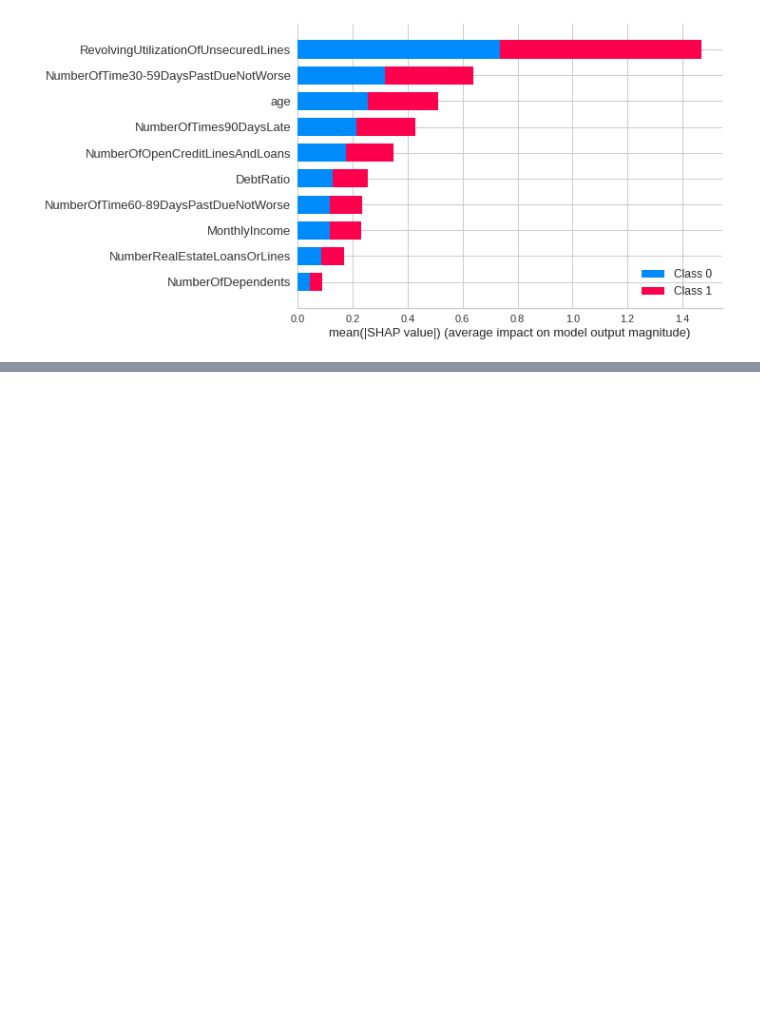
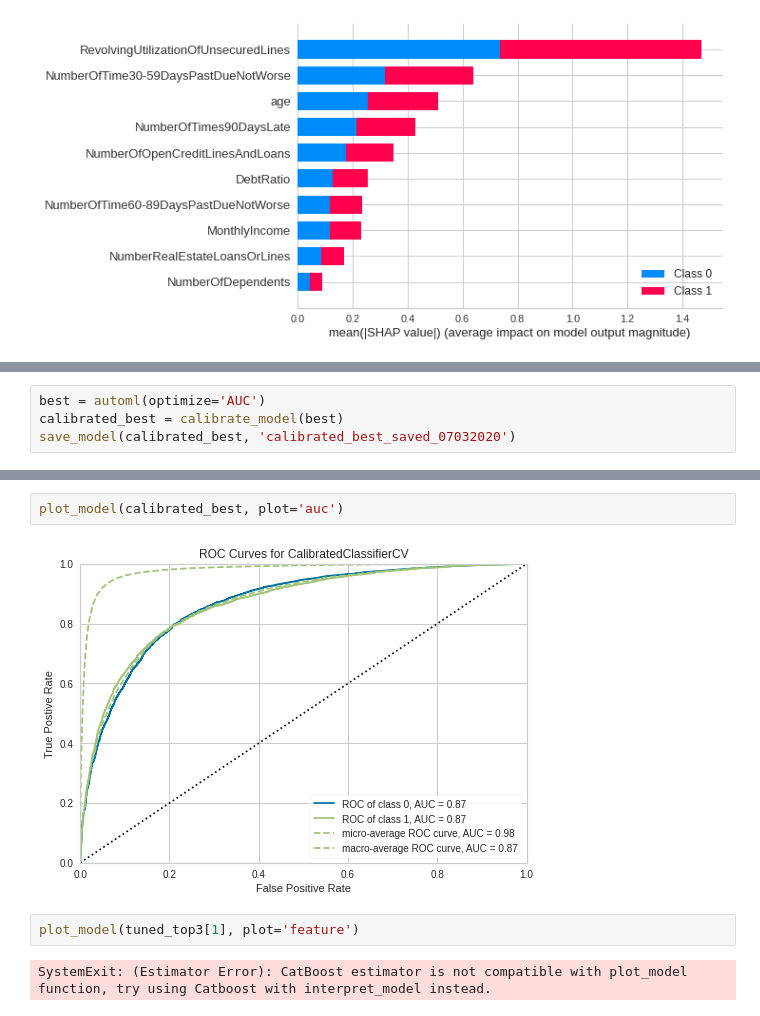
Before and after one commit to iamNCJ/Give-Me-Some-Credit, a Jupyter notebook: model/pycaret_model.ipynb, the cells around one changed output, grey strips where cells are left out. Cells and saved outputs as stored; diff of their text form; blank space fills up the shorter version.

```diff
--- a/model/pycaret_model.ipynb
+++ b/model/pycaret_model.ipynb
@@ -217,0 +210,4 @@ IntProgress(value=0, description='Processing: ', max=210)
+# %%
+best = automl(optimize='AUC')
+calibrated_best = calibrate_model(best)
+save_model(calibrated_best, 'calibrated_best_saved_07032020')
@@ -217,0 +258,8 @@ IntProgress(value=0, description='Processing: ', max=210)
+# %%
+plot_model(calibrated_best, plot='auc')
+# %% [output]
+[figure, added]
+# %%
+plot_model(tuned_top3[1], plot='feature')
+# %% [output]
+SystemExit: (Estimator Error): CatBoost estimator is not compatible with plot_model function, try using Catboost with interpret_model instead.
```
Also changed, not shown: parts of 10 cells of this notebook, 2 other files.
